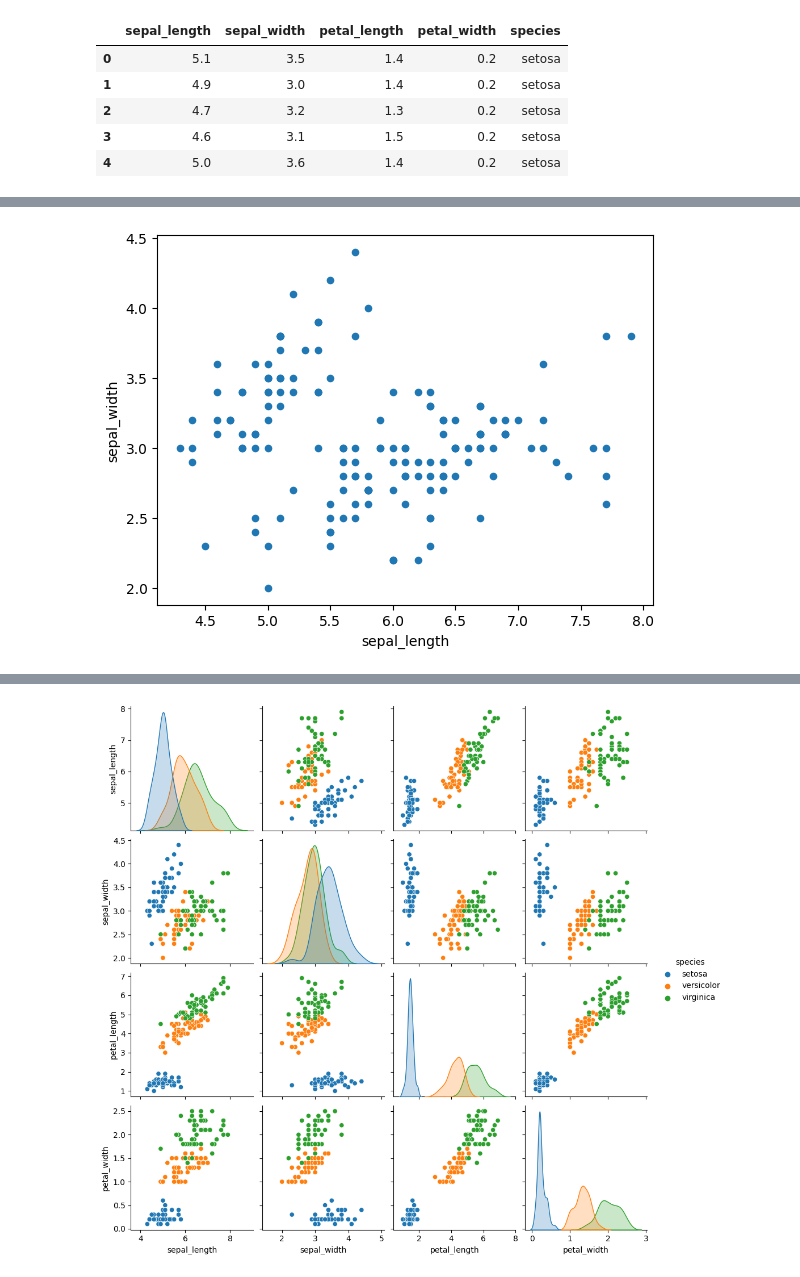
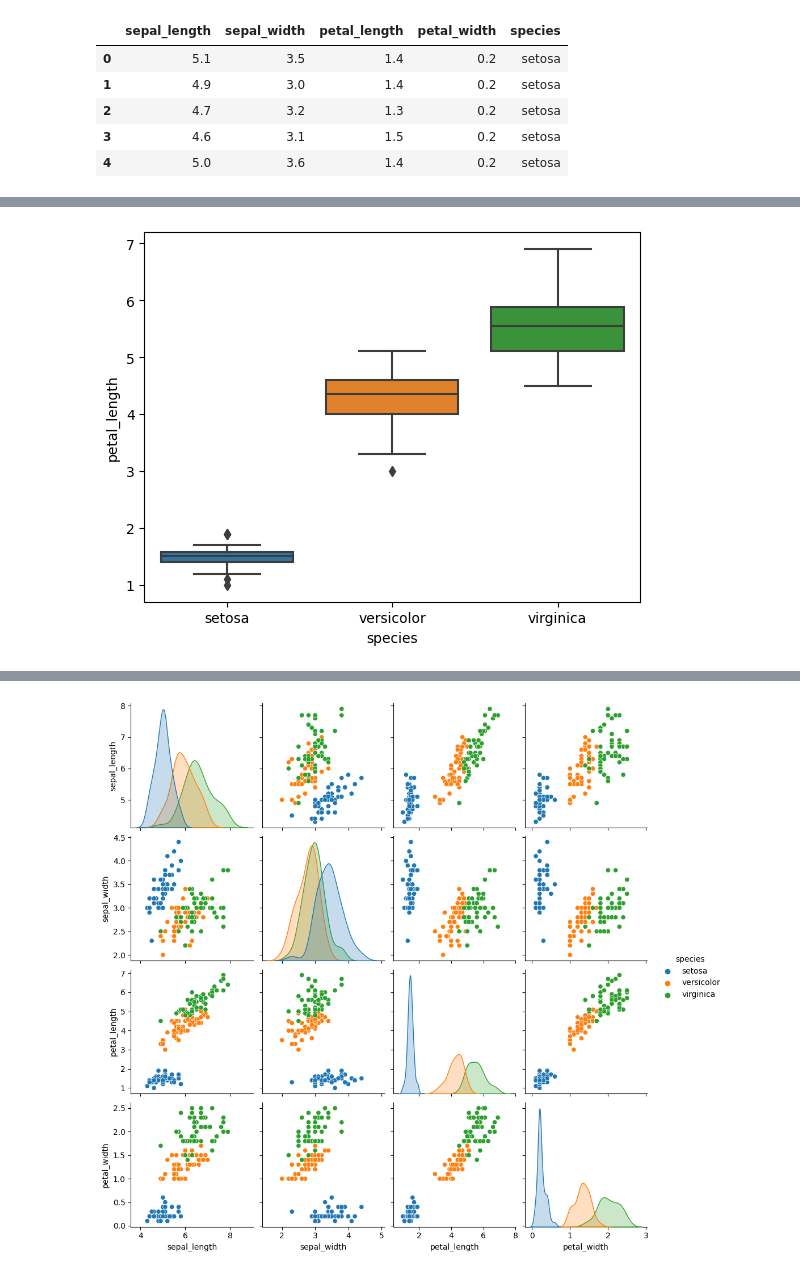
Before and after one commit to Mohit-3430/ML_GR20, a Jupyter notebook: task_04/task4.ipynb, the cells around one changed output, grey strips where cells are left out. Saved outputs shown, nothing was run; the diff lists cells and outputs as text; code cells hidden in the pictures.

```diff
--- a/task_04/task4.ipynb
+++ b/task_04/task4.ipynb
@@ -19,5 +28,5 @@ df.head()
 # %%
-df.plot(kind="scatter", x="sepal_length", y="sepal_width")
+sns.boxplot(x="species", y="petal_length", data=df )
 plt.show()
 # %% [output]
-[figure, old version]
+[figure, new version]
```
Also changed, not shown: parts of 7 cells of this notebook.
